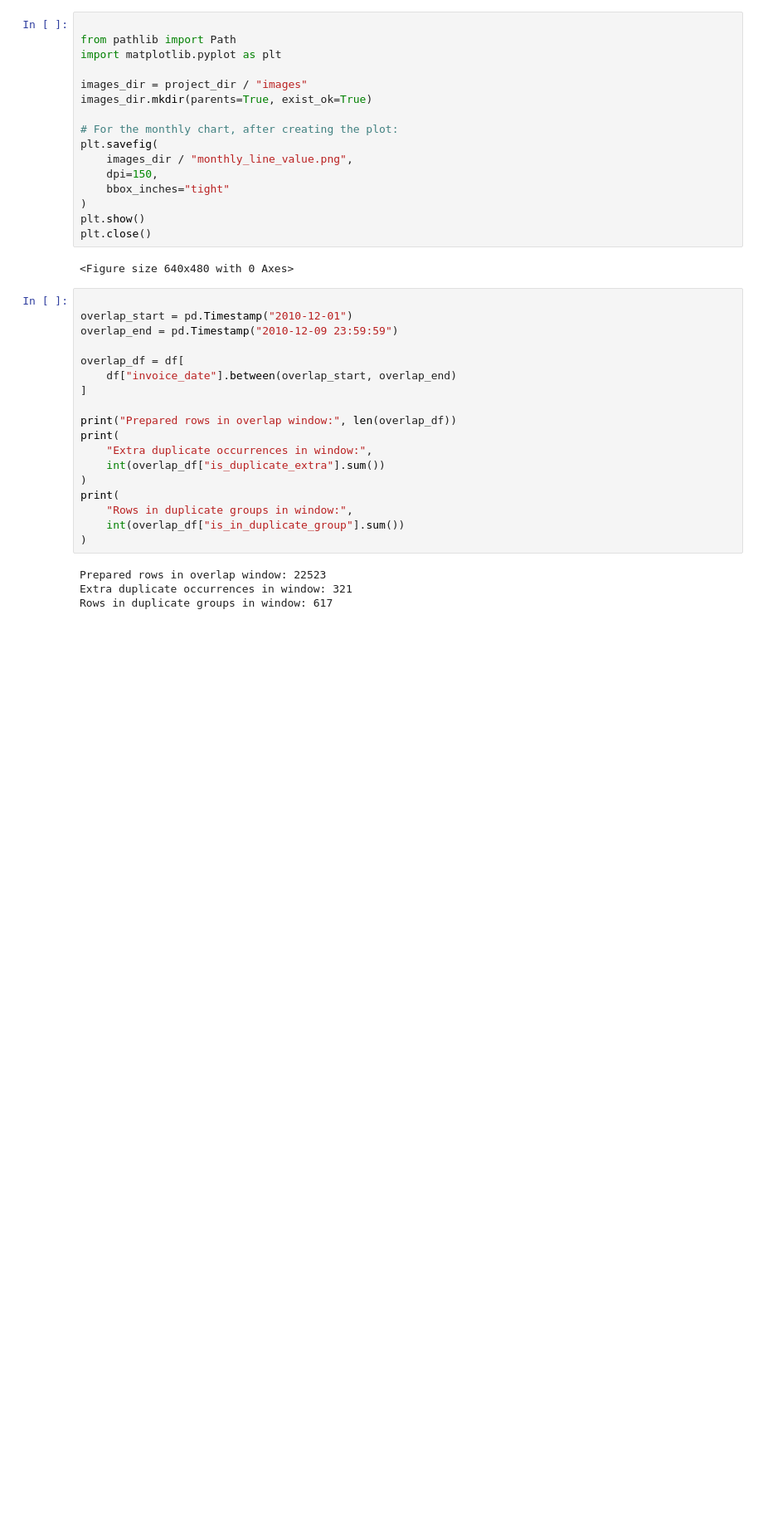
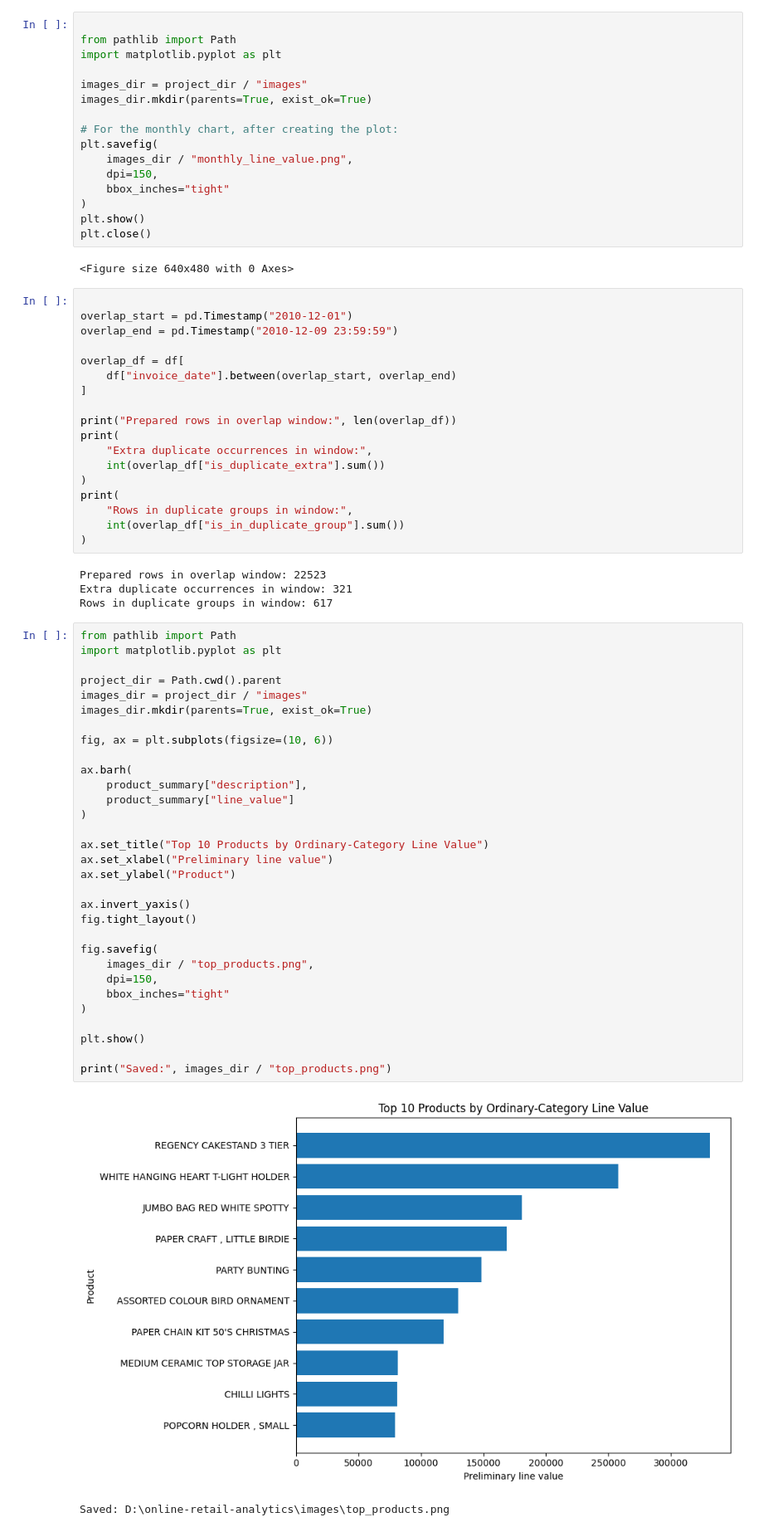
Before and after one commit to codesmith-pixel/online-retail-analytics, a Jupyter notebook: notebooks/04_exploratory_analysis.ipynb, the cells around one changed output. Shown at 83% size. Saved outputs shown, nothing was run; the diff lists cells and outputs as text; blank space fills up the shorter version.

Commit message:
Improve dashboard and add analysis visuals

```diff
--- a/notebooks/04_exploratory_analysis.ipynb
+++ b/notebooks/04_exploratory_analysis.ipynb
@@ -147,3 +147,37 @@ print(
 Prepared rows in overlap window: 22523
 Extra duplicate occurrences in window: 321
 Rows in duplicate groups in window: 617
+# %%
+from pathlib import Path
+import matplotlib.pyplot as plt
+
+project_dir = Path.cwd().parent
+images_dir = project_dir / "images"
+images_dir.mkdir(parents=True, exist_ok=True)
+
+fig, ax = plt.subplots(figsize=(10, 6))
+
+ax.barh(
+    product_summary["description"],
+    product_summary["line_value"]
+)
+
+ax.set_title("Top 10 Products by Ordinary-Category Line Value")
+ax.set_xlabel("Preliminary line value")
+ax.set_ylabel("Product")
+
+ax.invert_yaxis()
+fig.tight_layout()
+
+fig.savefig(
+    images_dir / "top_products.png",
+    dpi=150,
+    bbox_inches="tight"
+)
+
+plt.show()
+
+print("Saved:", images_dir / "top_products.png")
+# %% [output]
+[figure, added]
+Saved: D:\online-retail-analytics\images\top_products.png
```
Also changed, not shown: 2 other files.
